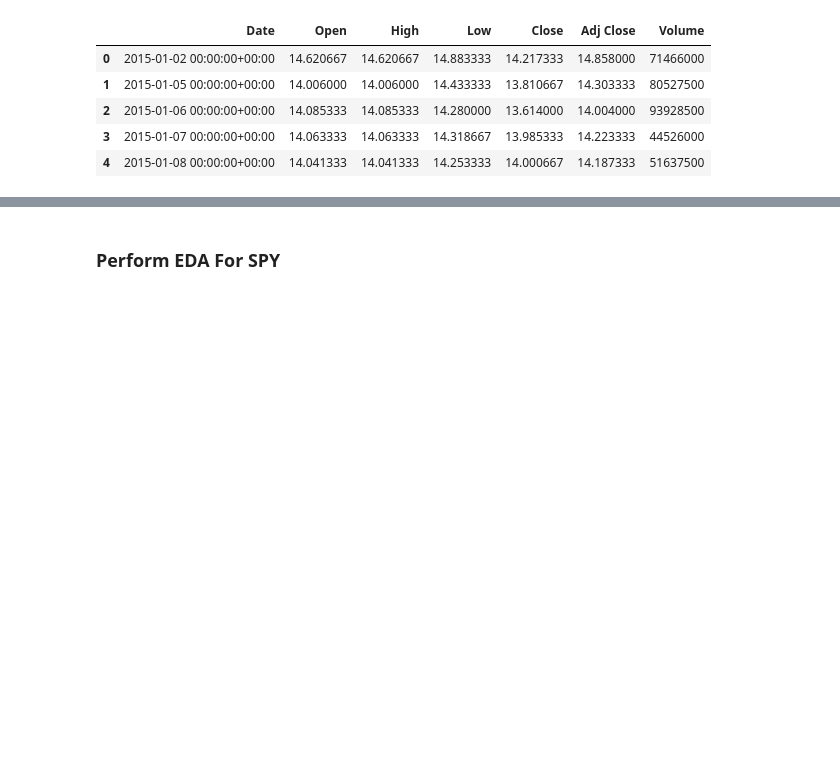
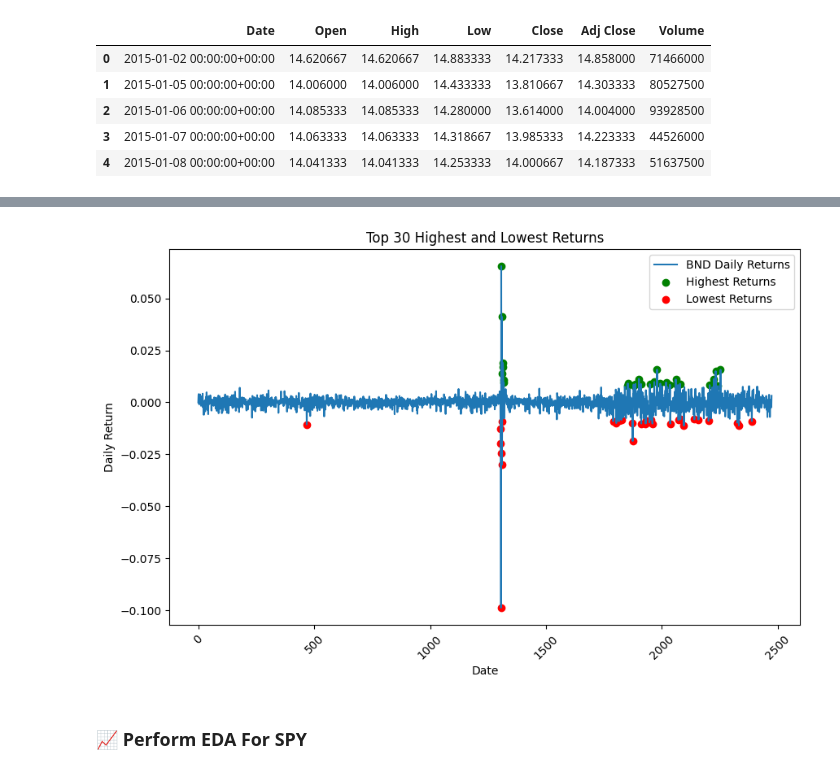
Before and after one commit to GuleWako/Time-Series-Forecasting-for-Portfolio-Management, a Jupyter notebook: notebooks/portfolioManagement.ipynb, the cells around one changed output, grey strips where cells are left out. Drawn from its saved outputs; the diff is of its cells as text; code cells hidden in the pictures; blank space fills up the shorter version.

```diff
--- a/notebooks/portfolioManagement.ipynb
+++ b/notebooks/portfolioManagement.ipynb
@@ -235,5 +326,9 @@ Sharpe Ratio for BND: -0.1672176144735155
+# %%
+outlierDetection(bnd_data,"BND")
+# %% [output]
+[figure, added]
 # %% [markdown]
-### Perform EDA For SPY
+### 📈 Perform EDA For SPY
 # %%
 perform_eda(spy_data, 'SPY')
 # %% [output]
```
Also changed, not shown: parts of 45 cells of this notebook, 1 other file.
